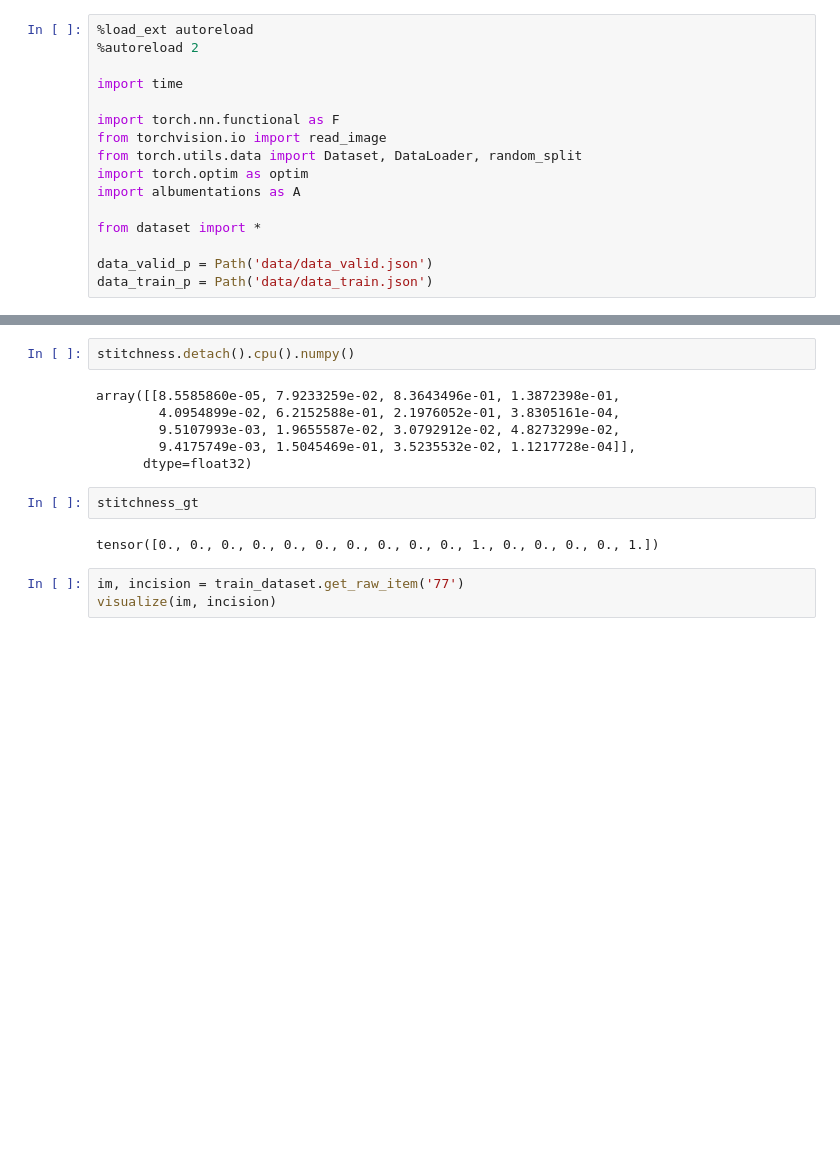
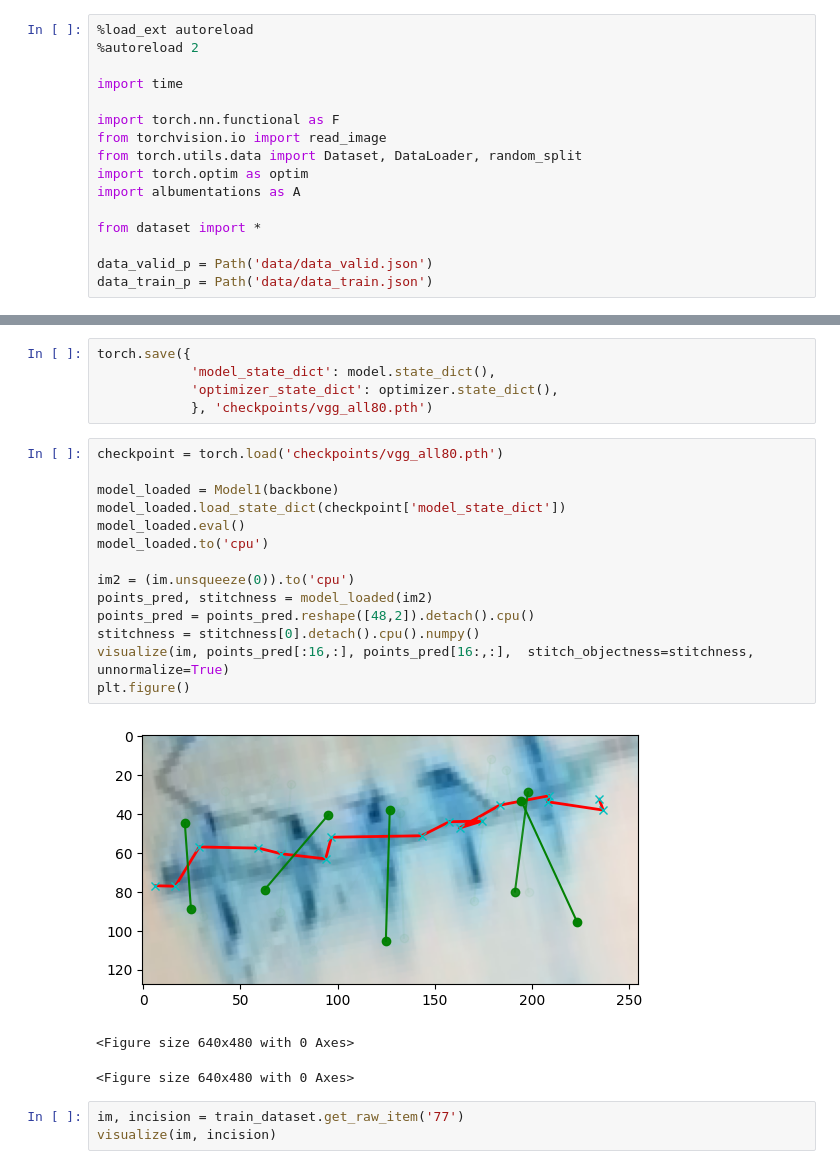
Before and after one commit to tomhruby1/zdo, a Jupyter notebook: training_all.ipynb, the cells around one changed output, grey strips where cells are left out. Drawn from its saved outputs; the diff is of its cells as text; blank space fills up the shorter version.

```diff
--- a/training_all.ipynb
+++ b/training_all.ipynb
@@ -267,15 +295,26 @@ TypeError: object of type 'NoneType' has no len()
-# %%
-stitchness.detach().cpu().numpy()
-# %% [output]
-array([[8.5585860e-05, 7.9233259e-02, 8.3643496e-01, 1.3872398e-01,
-        4.0954899e-02, 6.2152588e-01, 2.1976052e-01, 3.8305161e-04,
-        9.5107993e-03, 1.9655587e-02, 3.0792912e-02, 4.8273299e-02,
-        9.4175749e-03, 1.5045469e-01, 3.5235532e-02, 1.1217728e-04]],
-      dtype=float32)
-# %%
-stitchness_gt
-# %% [output]
-tensor([0., 0., 0., 0., 0., 0., 0., 0., 0., 0., 1., 0., 0., 0., 0., 1.])
+# %%
+torch.save({
+            'model_state_dict': model.state_dict(),
+            'optimizer_state_dict': optimizer.state_dict(),
+            }, 'checkpoints/vgg_all80.pth')
+# %%
+checkpoint = torch.load('checkpoints/vgg_all80.pth')
+
+model_loaded = Model1(backbone)
+model_loaded.load_state_dict(checkpoint['model_state_dict'])
+model_loaded.eval()
+model_loaded.to('cpu')
+
+im2 = (im.unsqueeze(0)).to('cpu')
+points_pred, stitchness = model_loaded(im2)
+points_pred = points_pred.reshape([48,2]).detach().cpu()
+stitchness = stitchness[0].detach().cpu().numpy()
+visualize(im, points_pred[:16,:], points_pred[16:,:],  stitch_objectness=stitchness, unnormalize=True)
+plt.figure()
+# %% [output]
+[figure, added]
+<Figure size 640x480 with 0 Axes>
+<Figure size 640x480 with 0 Axes>
 # %%
 im, incision = train_dataset.get_raw_item('77')
 visualize(im, incision)
```
Also changed, not shown: parts of 7 cells of this notebook, 4 other files.
